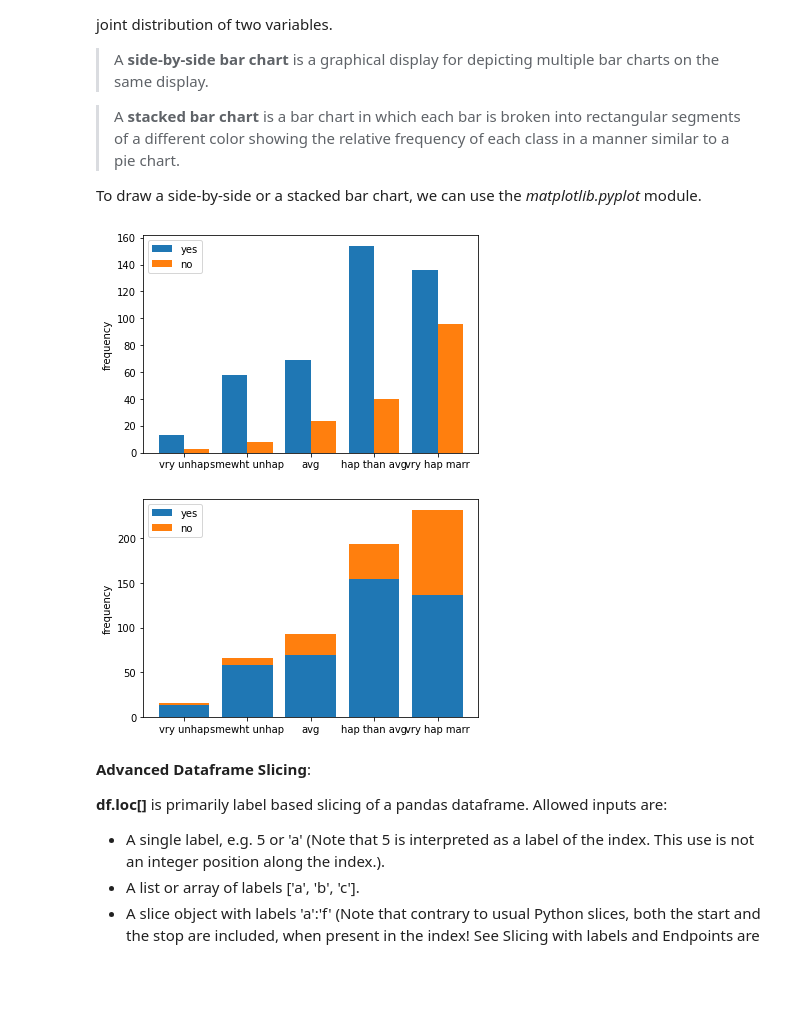
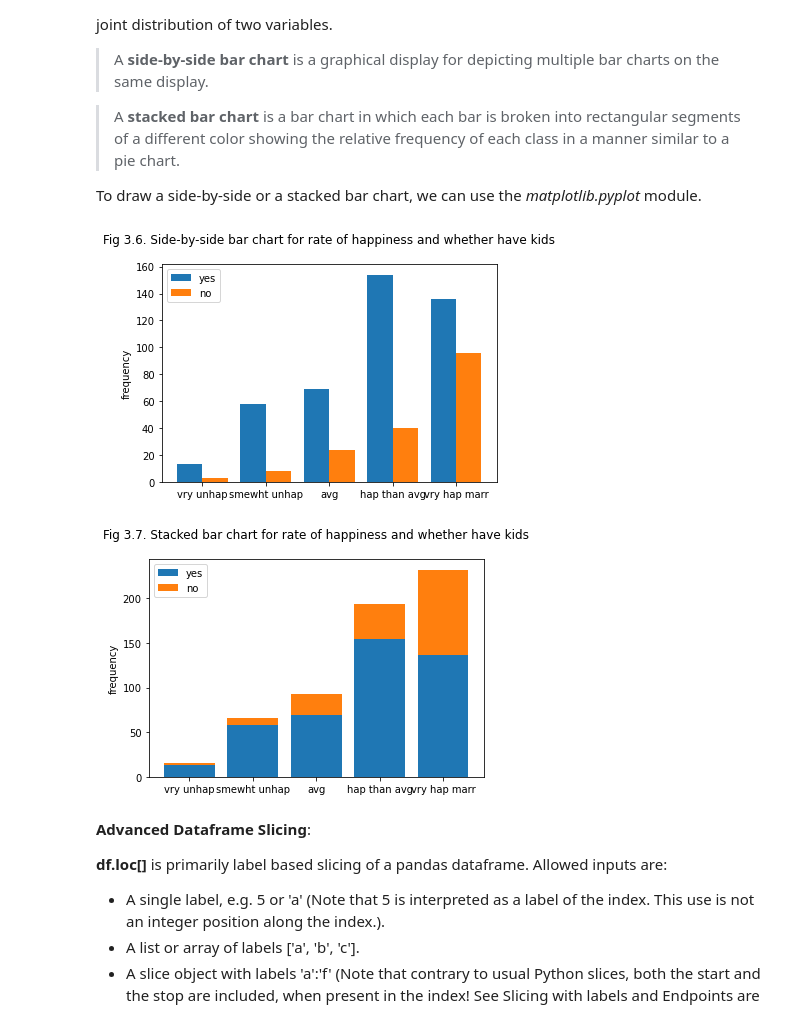
Before and after one commit to Booca/ECO301, a Jupyter notebook: 3 Descriptive Statistics - Tabular & Graphical Display (Distribution).ipynb, the cells around one changed output. Drawn from its saved outputs; the diff is of its cells as text; code cells hidden in the pictures; blank space fills up the shorter version.

```diff
--- a/3 Descriptive Statistics - Tabular & Graphical Display (Distribution).ipynb
+++ b/3 Descriptive Statistics - Tabular & Graphical Display (Distribution).ipynb
@@ -346,22 +370,23 @@ To draw a side-by-side or a stacked bar chart, we can use the *matplotlib.pyplot
 # %%
 # side-by-side bar chart
 
 # add left bars first and move bars to the left
 x_pos_left_bar = [i-0.4 for i in range(0,10,2)]
 plt.bar(x = x_pos_left_bar, height = crosstab.loc["yes","vry unhap":"vry hap marr"], width = 0.8, label = "yes")
 
 # add right bars first and move bars to the right
 x_pos_right_bar = [i+0.4 for i in range(0,10,2)]
 plt.bar(x = x_pos_right_bar, height = crosstab.loc["no","vry unhap":"vry hap marr"], width = 0.8,label = "no")
 plt.ylabel("frequency")
 
 # add xticks and xlabels
 plt.xticks(ticks = range(0,10,2), labels = affairs["ratemarr"].cat.categories)
 plt.legend()
+plt.title("Fig 3.6. Side-by-side bar chart for rate of happiness and whether have kids\n")
 
 plt.show()
 # %% [output]
-[figure, old version]
+[figure, new version]
 # %%
 # stacked bar plot
 
@@ -371,9 +396,11 @@ plt.bar(x = affairs["ratemarr"].cat.categories, height = crosstab.loc["no","vry
 
 plt.ylabel("frequency")
 plt.legend()
+plt.title("Fig 3.7. Stacked bar chart for rate of happiness and whether have kids\n")
+
 plt.show()
 # %% [output]
-[figure, old version]
+[figure, new version]
 # %% [markdown]
 **Advanced Dataframe Slicing**:
 
```
Also changed, not shown: parts of 26 cells of this notebook.
